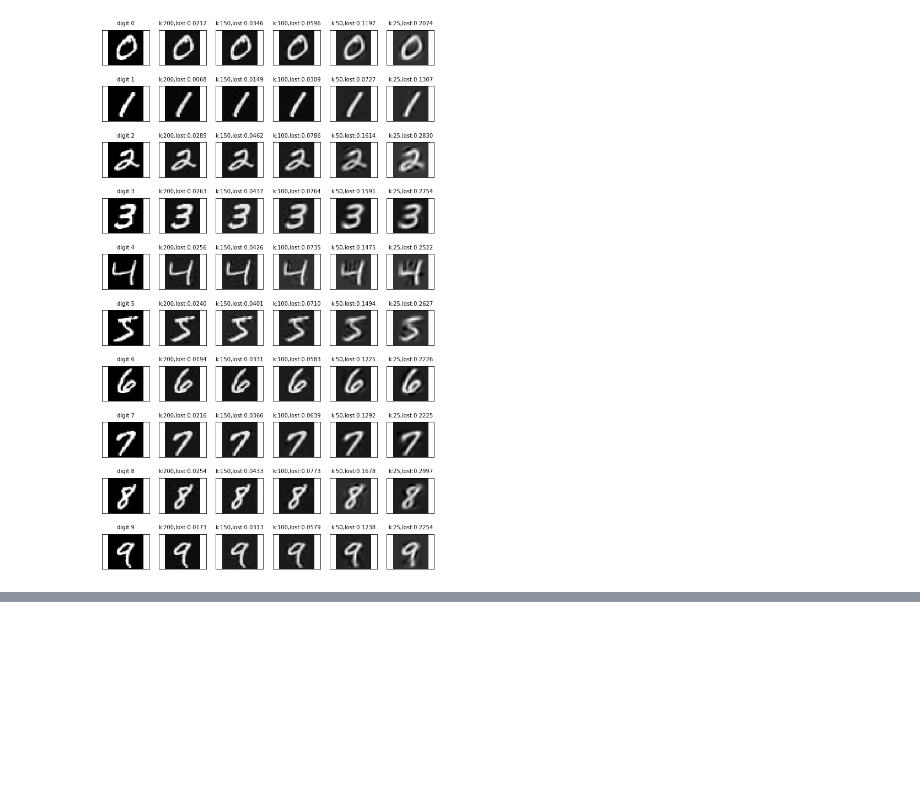
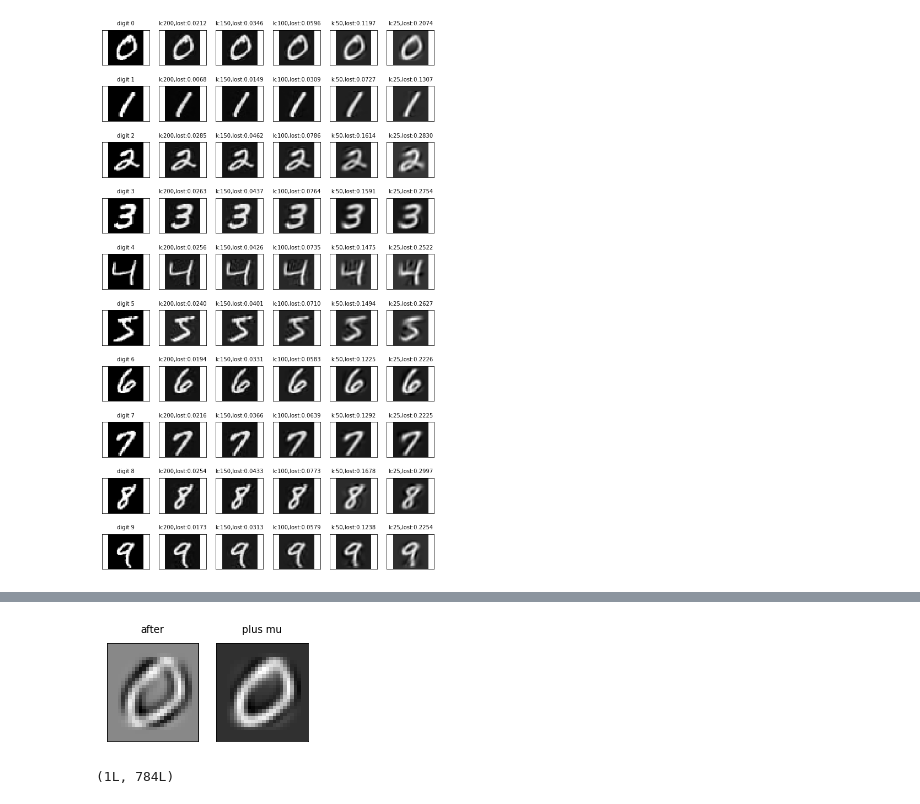
Before and after one commit to alexyanw/python_stack, a Jupyter notebook: ml/PCA.ipynb, the cells around one changed output, grey strips where cells are left out. Cells and saved outputs as stored; diff of their text form; code cells hidden in the pictures; blank space fills up the shorter version.

```diff
--- a/ml/PCA.ipynb
+++ b/ml/PCA.ipynb
@@ -216,0 +245,12 @@ plt.show()
+# %%
+fig, ax = plt.subplots(row, col, figsize=(col*1.8, row*1.8), sharex='col', sharey='row')
+img_after = np.dot(pca.transform(data_j[0].reshape(1,-1)), pca.components_)
+show_digit(ax[0], img_after, "after")
+show_digit(ax[1], img_after+mu, "plus mu")
+plt.show()
+# %% [output]
+[figure, added]
+# %%
+img_after.shape
+# %% [output]
+(1L, 784L)
```
Also changed, not shown: parts of 6 cells of this notebook, 5 other files.
